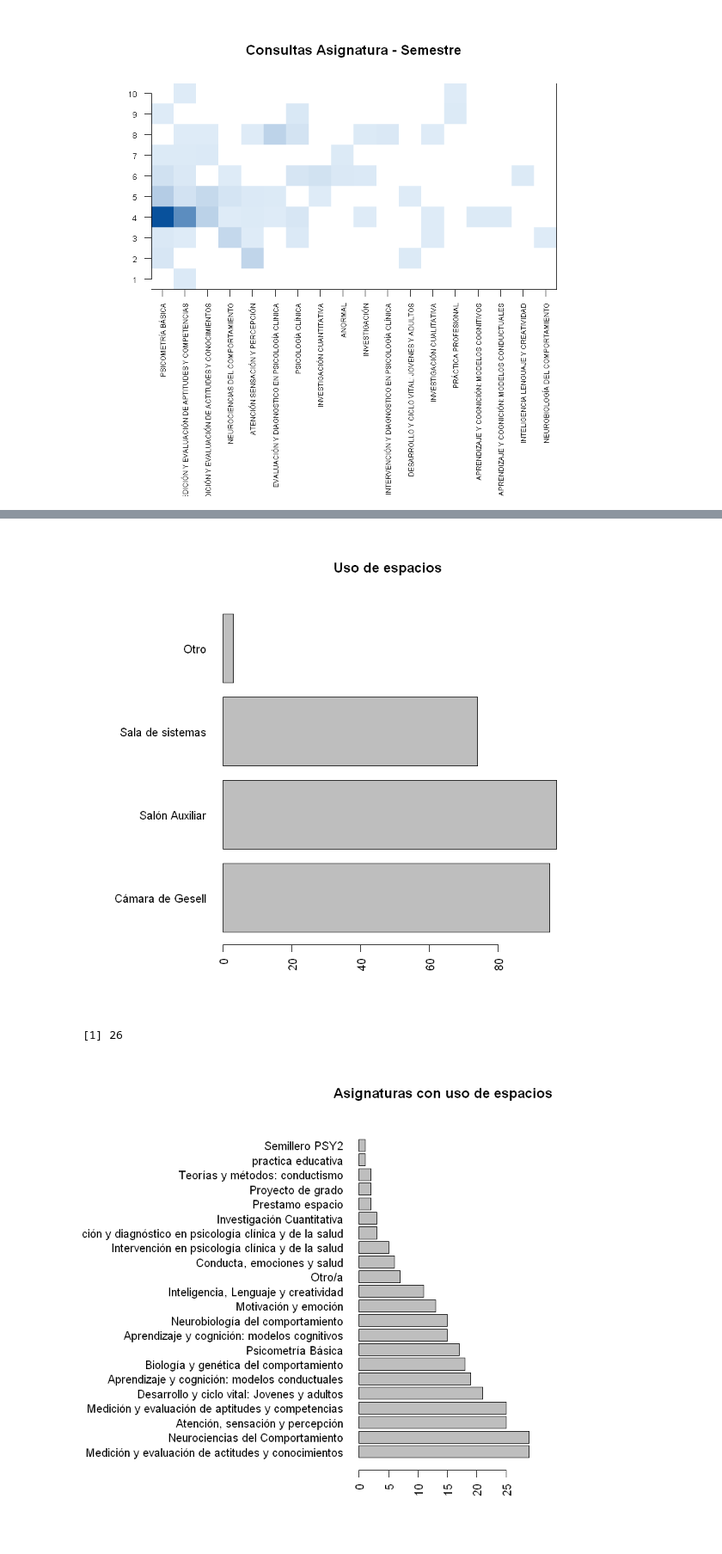
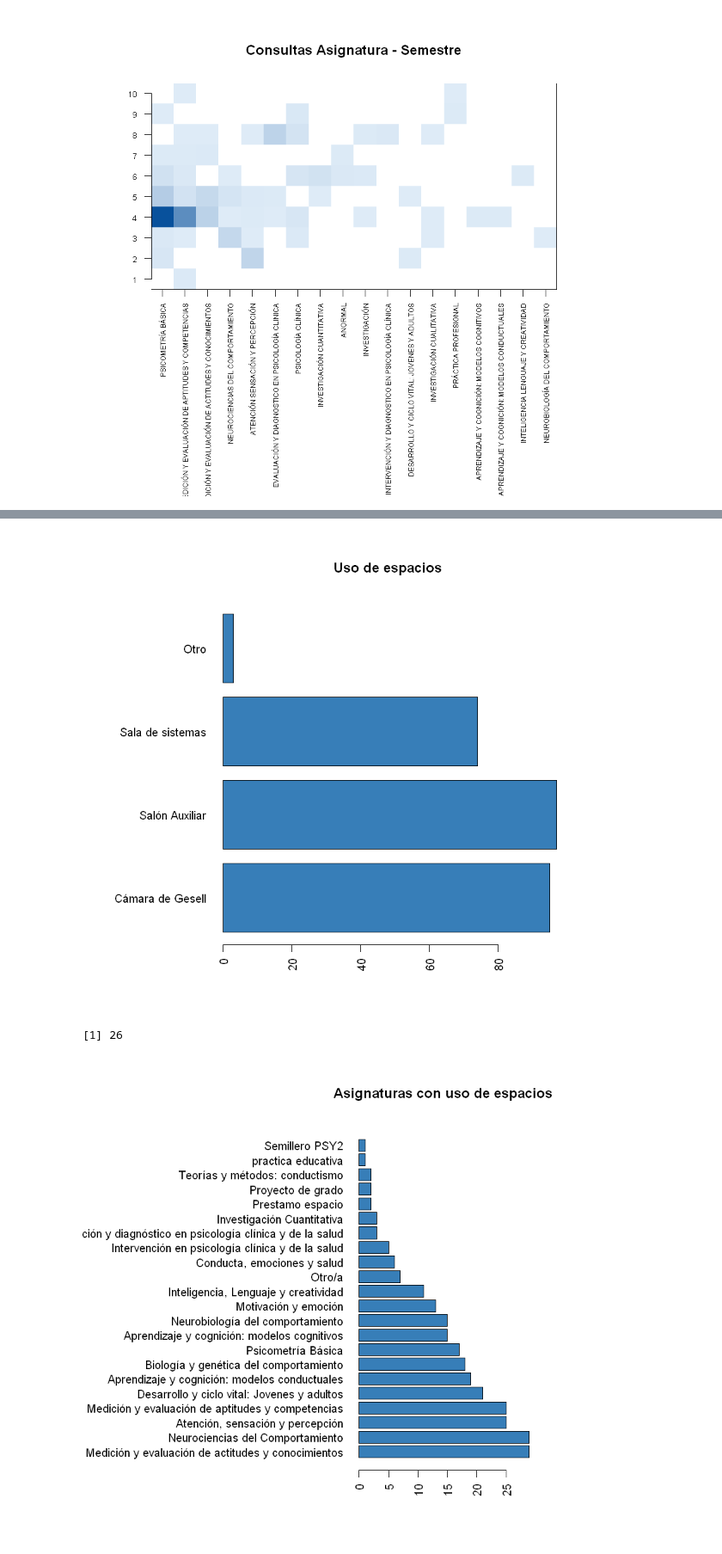
Before and after one commit to Yagwar/Proyectos, a Jupyter notebook: Analisis Métricas Lab.ipynb, the cells around one changed output, grey strips where cells are left out. Shown at 86% size. Cells and saved outputs as stored; diff of their text form; code cells hidden in the pictures.

```diff
--- a/Analisis Métricas Lab.ipynb
+++ b/Analisis Métricas Lab.ipynb
@@ -326,38 +327,38 @@ uso_asig_espac=uso_asig_espac[,order(colSums(uso_asig_espac), decreasing=T)]
 #write.csv2(t(uso_asig_espac), file="uso espacio asig.csv")
 
 par(mai=c(1,2,1,.1))
-barplot(rowSums(uso_asig_espac),horiz=T, las=2, main="Uso de espacios")
+barplot(rowSums(uso_asig_espac),horiz=T, las=2, main="Uso de espacios", col=2)
 
 par(mai=c(1,4,1,.5))
-barplot(colSums(uso_asig_espac),horiz=T, las=2, main="Asignaturas con uso de espacios")
+barplot(colSums(uso_asig_espac),horiz=T, las=2, main="Asignaturas con uso de espacios", col=2)
 par(mai=c(1,1,1,1))
 
 max(uso_asig_espac)
 
 bl_colors_5=c("white",colorRampPalette(c('#deebf7', '#08519c'))(max(uso_asig_espac)))#;X11();plot(1:length(bl_colors_5),rep(0, length(bl_colors_5)), col=bl_colors_5, pch=16, cex=15)
 
 
 par(mai=c(1,3,1,.1))
 image(
 	uso_asig_espac, col=bl_colors_4,
 	xaxt = 'n',	yaxt = 'n', main="Prácticas por espacio y asignatura"
 )
 axis(
 	las=2,
 	cex.axis=0.7,
 	labels=colnames(uso_asig_espac),
 	side = 2,
 	at=seq(0,1,length.out = length(colnames(uso_asig_espac)))
 )
 axis(
 	cex.axis=0.6,
 	labels=rownames(uso_asig_espac),
 	side = 1,
 	at=seq(0,1,length.out = length(rownames(uso_asig_espac)))
 )
 par(mai=c(1,1,1,1))
 # %% [output]
-[figure, old version]
+[figure, new version]
 [1] 26
-[figure, old version]
+[figure, new version]
 [figure]
```
Also changed, not shown: parts of 12 cells of this notebook.
